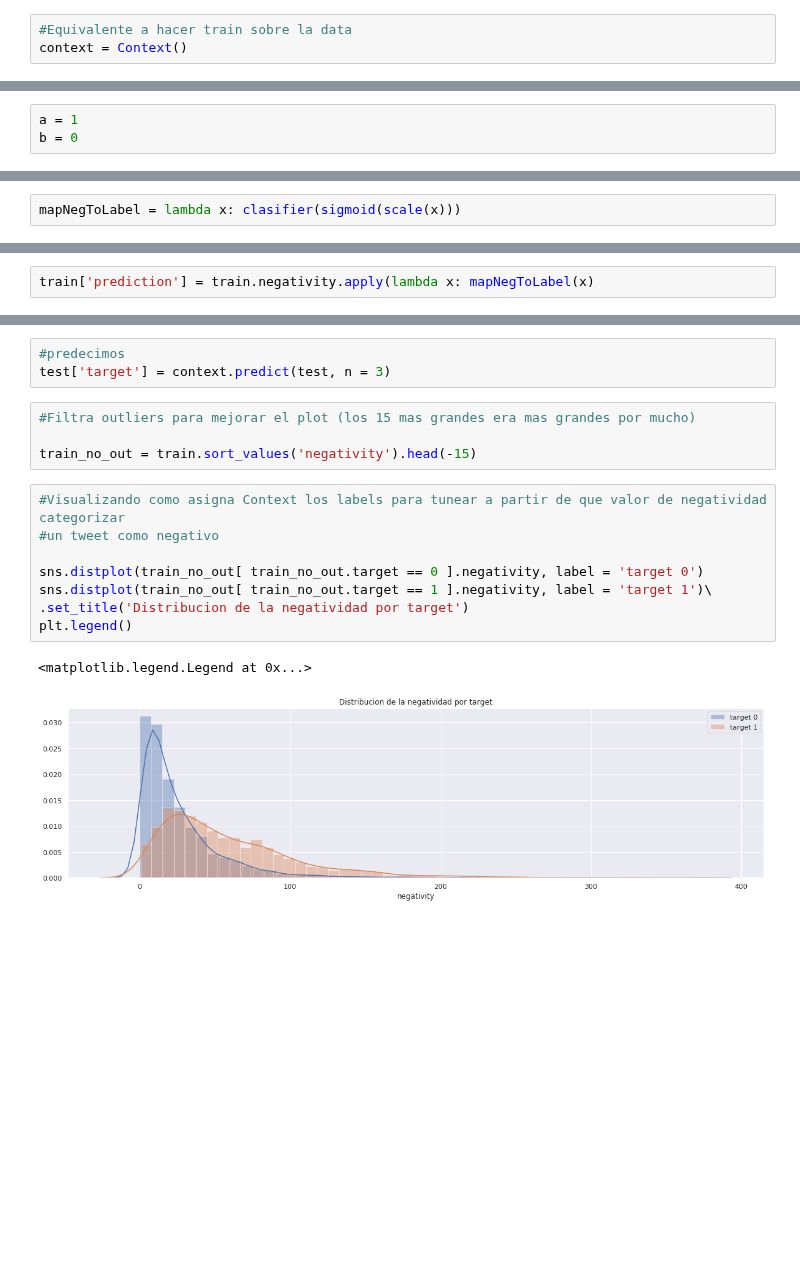
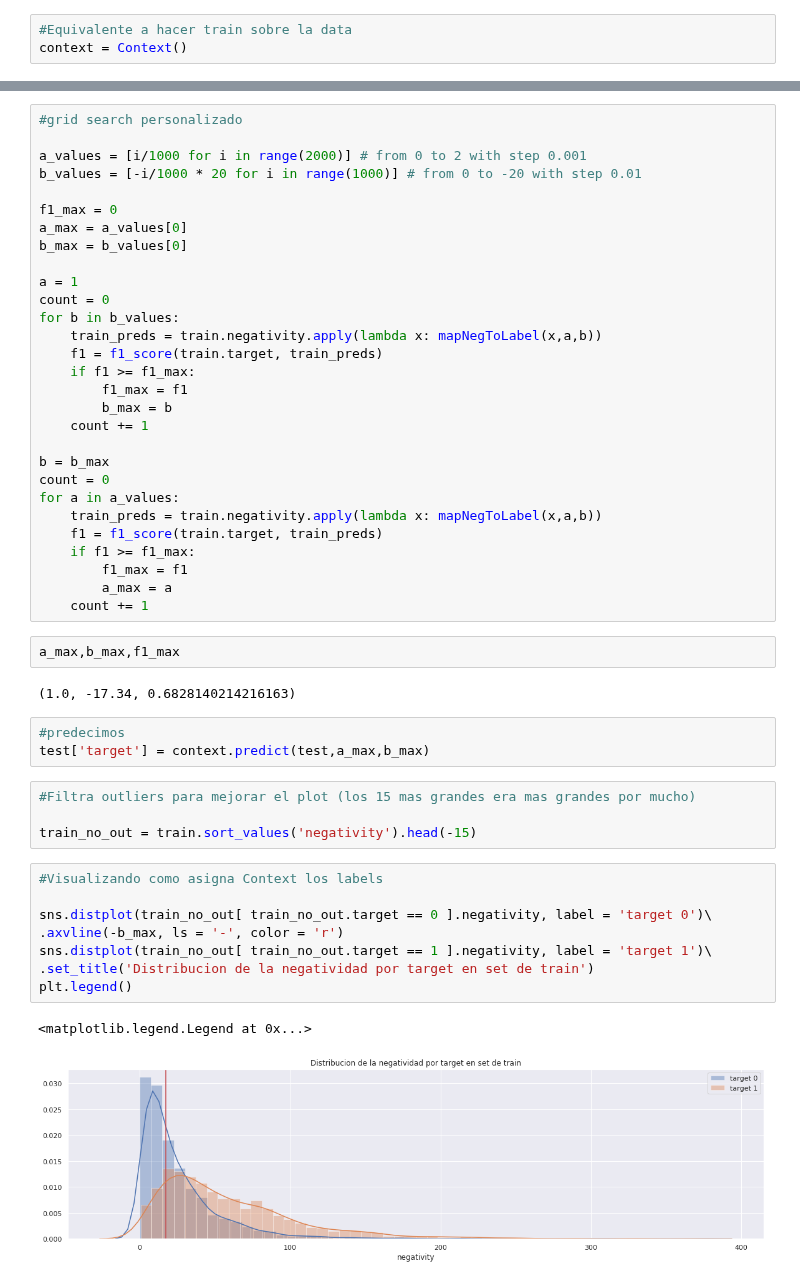
Before and after one commit to axelmpm/TP1_DATOS_1C_2020, a Jupyter notebook: TP2/Axel/A_Context.ipynb, the cells around one changed output, grey strips where cells are left out. Cells and saved outputs as stored; diff of their text form; blank space fills up the shorter version.

Commit message:
termina de cerrar Context como algoritmo de ML y genera un submit

```diff
--- a/TP2/Axel/A_Context.ipynb
+++ b/TP2/Axel/A_Context.ipynb
@@ -43,3 +41,0 @@ train['negativity'] = train.apply(lambda x: getTweetNegativity(x,context), axis
-# %%
-a = 1
-b = 0
@@ -52,2 +41,0 @@ classifier = lambda x: 1 if x >= 0.5 else 0
-# %%
-mapNegToLabel = lambda x: clasifier(sigmoid(scale(x)))
@@ -64,2 +41,0 @@ NameError: name 'dataset' is not defined
-# %%
-train['prediction'] = train.negativity.apply(lambda x: mapNegToLabel(x)
@@ -68,18 +52,51 @@ f1_score(data.target, data.prediction)
+# %%
+#grid search personalizado
+
+a_values = [i/1000 for i in range(2000)] # from 0 to 2 with step 0.001
+b_values = [-i/1000 * 20 for i in range(1000)] # from 0 to -20 with step 0.01
+
+f1_max = 0
+a_max = a_values[0]
+b_max = b_values[0]
+
+a = 1
+count = 0
+for b in b_values:
+    train_preds = train.negativity.apply(lambda x: mapNegToLabel(x,a,b))
+    f1 = f1_score(train.target, train_preds)
+    if f1 >= f1_max:
+        f1_max = f1
+        b_max = b
+    count += 1
+
+b = b_max
+count = 0
+for a in a_values:
+    train_preds = train.negativity.apply(lambda x: mapNegToLabel(x,a,b))
+    f1 = f1_score(train.target, train_preds)
+    if f1 >= f1_max:
+        f1_max = f1
+        a_max = a
+    count += 1
+# %%
+a_max,b_max,f1_max
+# %% [output]
+(1.0, -17.34, 0.6828140214216163)
 # %%
 #predecimos
-test['target'] = context.predict(test, n = 3)
+test['target'] = context.predict(test,a_max,b_max)
 # %%
 #Filtra outliers para mejorar el plot (los 15 mas grandes era mas grandes por mucho)
 
 train_no_out = train.sort_values('negativity').head(-15)
 # %%
-#Visualizando como asigna Context los labels para tunear a partir de que valor de negatividad categorizar
-#un tweet como negativo
+#Visualizando como asigna Context los labels
 
-sns.distplot(train_no_out[ train_no_out.target == 0 ].negativity, label = 'target 0')
+sns.distplot(train_no_out[ train_no_out.target == 0 ].negativity, label = 'target 0')\
+.axvline(-b_max, ls = '-', color = 'r')
 sns.distplot(train_no_out[ train_no_out.target == 1 ].negativity, label = 'target 1')\
-.set_title('Distribucion de la negatividad por target')
+.set_title('Distribucion de la negatividad por target en set de train')
 plt.legend()
 # %% [output]
 <matplotlib.legend.Legend at 0x...>
-[figure, old version]
+[figure, new version]
```
Also changed, not shown: parts of 14 cells of this notebook, 4 other files.
